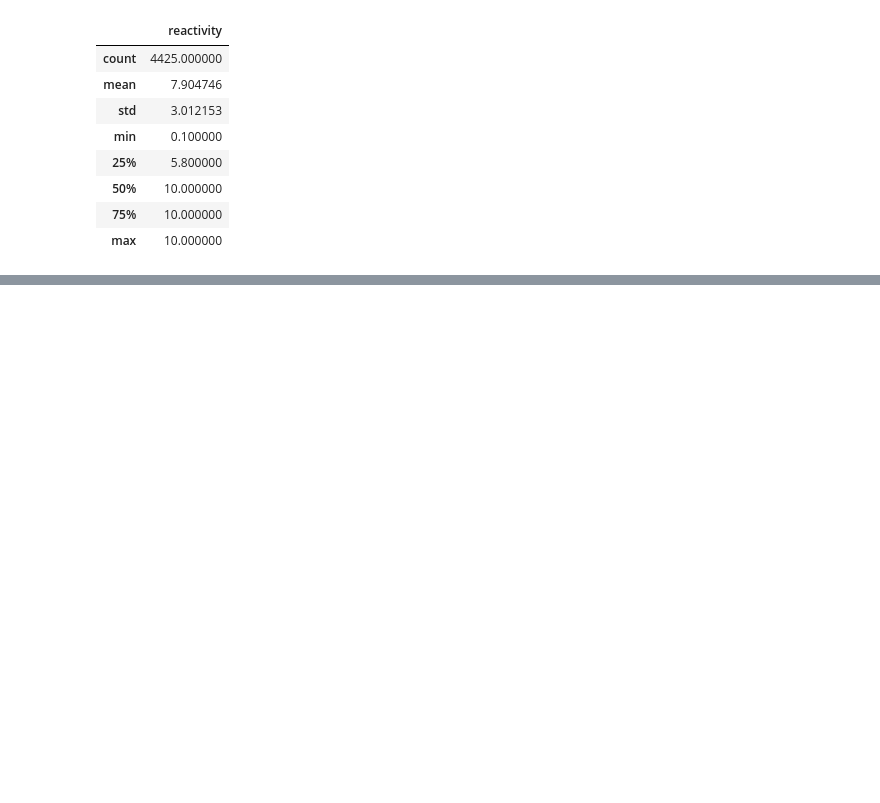
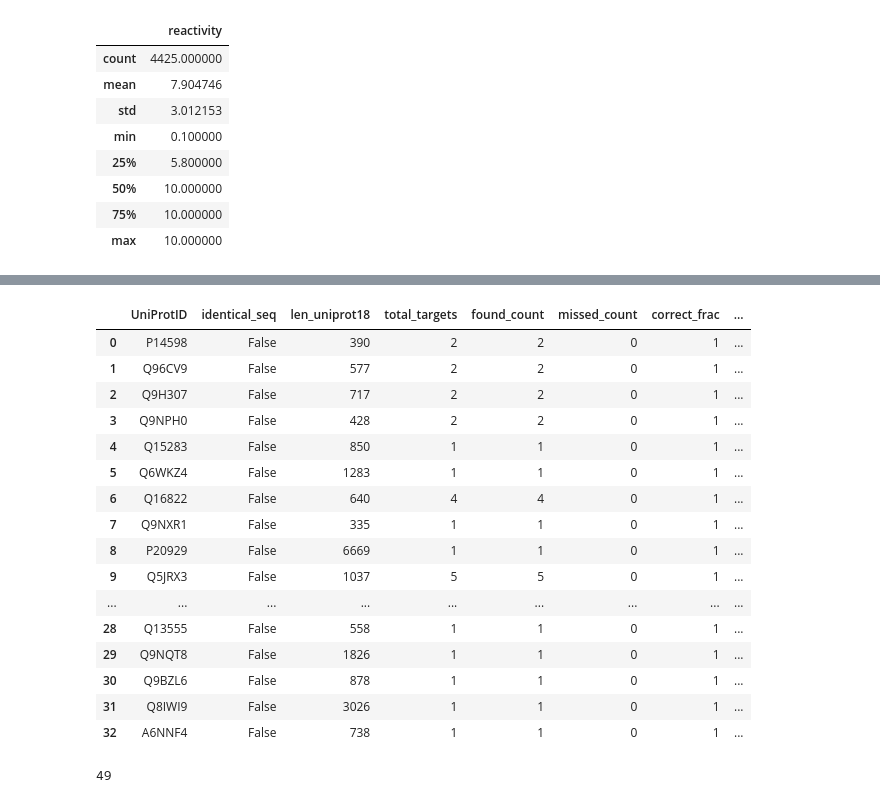
Before and after one commit to Mfpfox/MAPPING, a Jupyter notebook: B19_11_10_2012_to_2018_reference_proteome.ipynb, the cells around one changed output, grey strips where cells are left out. Drawn from its saved outputs; the diff is of its cells as text; code cells hidden in the pictures; blank space fills up the shorter version.

```diff
--- a/B19_11_10_2012_to_2018_reference_proteome.ipynb
+++ b/B19_11_10_2012_to_2018_reference_proteome.ipynb
@@ -742,0 +964,20 @@ Kfinalreact.describe()
+# %%
+falseCK
+# %% [output]
+|  | UniProtID | identical_seq | len_uniprot18 | total_targets | found_count | missed_count | correct_frac | ... |
+| 0 | P14598 | False | 390 | 2 | 2 | 0 | 1 | ... |
+| 1 | Q96CV9 | False | 577 | 2 | 2 | 0 | 1 | ... |
+| 2 | Q9H307 | False | 717 | 2 | 2 | 0 | 1 | ... |
+| 3 | Q9NPH0 | False | 428 | 2 | 2 | 0 | 1 | ... |
+| 4 | Q15283 | False | 850 | 1 | 1 | 0 | 1 | ... |
+| 5 | Q6WKZ4 | False | 1283 | 1 | 1 | 0 | 1 | ... |
+| 6 | Q16822 | False | 640 | 4 | 4 | 0 | 1 | ... |
+| 7 | Q9NXR1 | False | 335 | 1 | 1 | 0 | 1 | ... |
+| 8 | P20929 | False | 6669 | 1 | 1 | 0 | 1 | ... |
+| 9 | Q5JRX3 | False | 1037 | 5 | 5 | 0 | 1 | ... |
+| ... | ... | ... | ... | ... | ... | ... | ... | ... |
+| 28 | Q13555 | False | 558 | 1 | 1 | 0 | 1 | ... |
+| 29 | Q9NQT8 | False | 1826 | 1 | 1 | 0 | 1 | ... |
+| 30 | Q9BZL6 | False | 878 | 1 | 1 | 0 | 1 | ... |
+| 31 | Q8IWI9 | False | 3026 | 1 | 1 | 0 | 1 | ... |
+| 32 | A6NNF4 | False | 738 | 1 | 1 | 0 | 1 | ... |
@@ -742,0 +998,4 @@ Kfinalreact.describe()
+# %%
+len('MAKHLKFIARTVMVQEGNVESAYRTLNRILTMDGLIEDIKHRRYYEKPC')
+# %% [output]
+49
```
Also changed, not shown: parts of 25 cells of this notebook, 1 other file.
